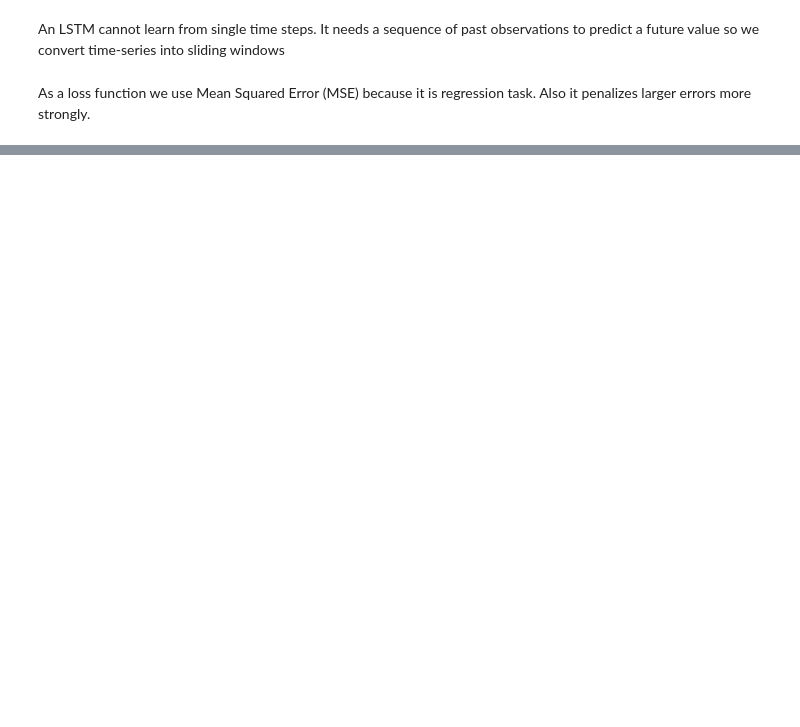
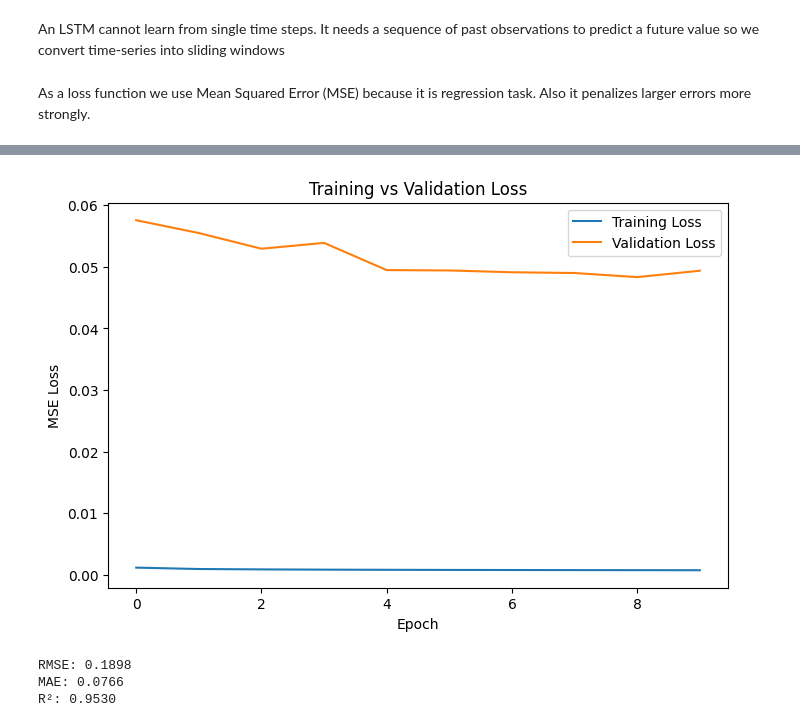
Before and after one commit to BellamyCeleman/IAU_10b, a Jupyter notebook: project.ipynb, the cells around one changed output, grey strips where cells are left out. Drawn from its saved outputs; the diff is of its cells as text; code cells hidden in the pictures; blank space fills up the shorter version.

```diff
--- a/project.ipynb
+++ b/project.ipynb
@@ -80,5 +186,6 @@ X_test = scaler.transform(X_test)
 # %%
-def create_sequences(X, y, seq_len=60):
+SEQ_LEN = 60
+def create_sequences(X, y, seq_len=SEQ_LEN):
     Xs, ys = [], []
     for i in range(len(X) - seq_len):
         Xs.append(X[i:i+seq_len])
@@ -88,16 +195,18 @@ def create_sequences(X, y, seq_len=60):
 An LSTM cannot learn from single time steps. It needs a sequence of past observations to predict a future value so we convert time-series into sliding windows
 # %%
 device = torch.device("cuda" if torch.cuda.is_available() else "cpu")
+# %%
+X_tr_seq, y_tr_seq = create_sequences(X_tr, y_tr, SEQ_LEN)
+X_val_seq, y_val_seq = create_sequences(X_val, y_val, SEQ_LEN)
+X_test_seq, y_test_seq = create_sequences(X_test, y_test.values, SEQ_LEN)
 # %%
-SEQ_LEN = 60
+X_tr_t = torch.tensor(X_tr_seq, dtype=torch.float32).to(device)
+y_tr_t = torch.tensor(y_tr_seq, dtype=torch.float32).unsqueeze(1).to(device)
 
-X_train_seq, y_train_seq = create_sequences(X_train, y_train.values, SEQ_LEN)
-X_test_seq, y_test_seq = create_sequences(X_test, y_test.values, SEQ_LEN)
+X_val_t = torch.tensor(X_val_seq, dtype=torch.float32).to(device)
+y_val_t = torch.tensor(y_val_seq, dtype=torch.float32).unsqueeze(1).to(device)
 
-X_train_t = torch.tensor(X_train_seq, dtype=torch.float32)
-y_train_t = torch.tensor(y_train_seq, dtype=torch.float32).unsqueeze(1).to(device)
-
-X_test_t = torch.tensor(X_test_seq, dtype=torch.float32)
+X_test_t = torch.tensor(X_test_seq, dtype=torch.float32).to(device)
 y_test_t = torch.tensor(y_test_seq, dtype=torch.float32).unsqueeze(1).to(device)
 # %%
 class LSTM(nn.Module):
@@ -113,7 +222,7 @@ class LSTM(nn.Module):
         return out
 # %%
 model = LSTM(
-    input_size=X_train_seq.shape[2],
+    input_size=X_tr_seq.shape[2],
     hidden_size=64,
     output_size=1,
     num_layers=2
@@ -163,2 +298,13 @@ for epoch in range(EPOCHS):
+# %%
+plt.figure(figsize=(8, 5))
+plt.plot(train_losses, label="Training Loss")
+plt.plot(val_losses, label="Validation Loss")
+plt.xlabel("Epoch")
+plt.ylabel("MSE Loss")
+plt.title("Training vs Validation Loss")
+plt.legend()
+plt.show()
+# %% [output]
+[figure, added]
 # %%
 model.eval()
@@ -172,0 +323,12 @@ print("MAE:", mae)
+# %%
+rmse = np.sqrt(mean_squared_error(y_test_seq, y_pred))
+mae = mean_absolute_error(y_test_seq, y_pred)
+r2 = r2_score(y_test_seq, y_pred)
+
+print(f"RMSE: {rmse:.4f}")
+print(f"MAE: {mae:.4f}")
+print(f"R²: {r2:.4f}")
+# %% [output]
+RMSE: 0.1898
+MAE: 0.0766
+R²: 0.9530
```
Also changed, not shown: parts of 18 cells of this notebook.
